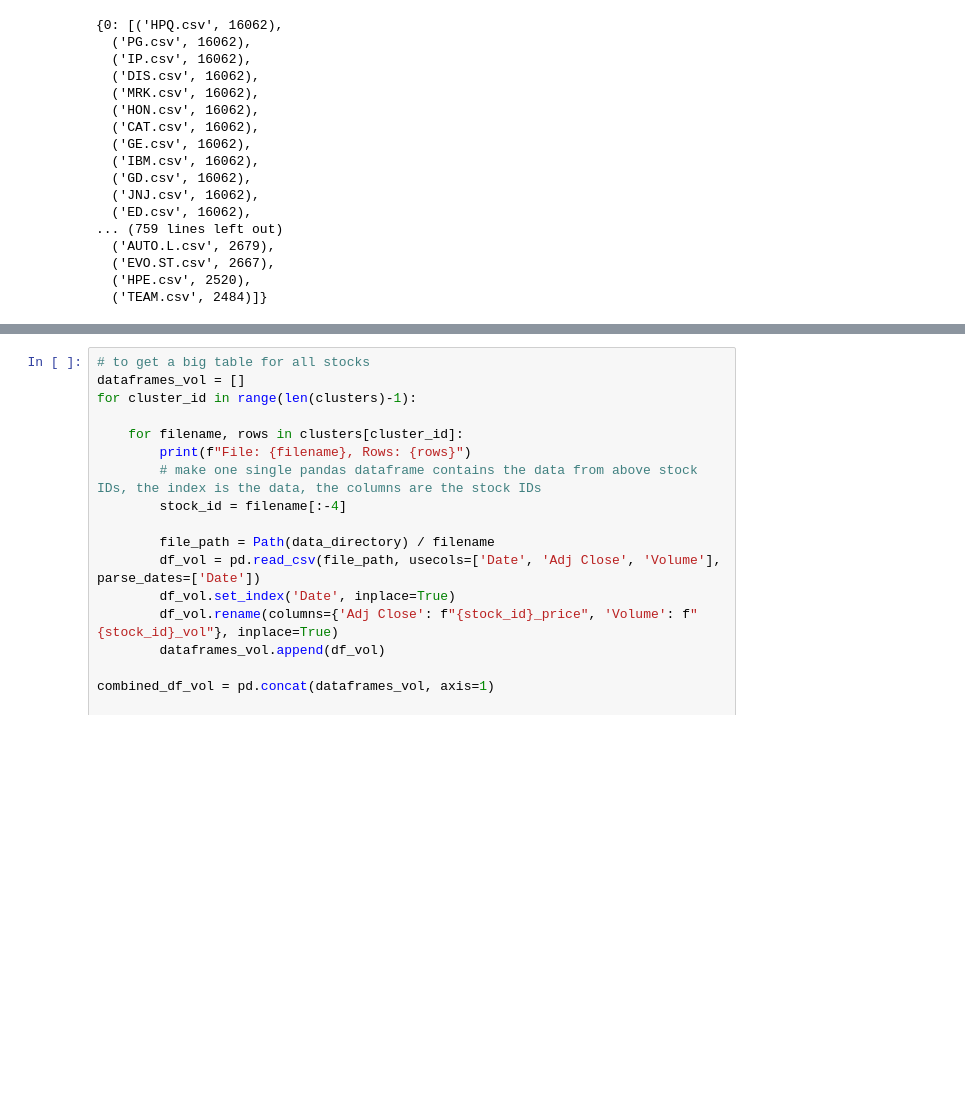
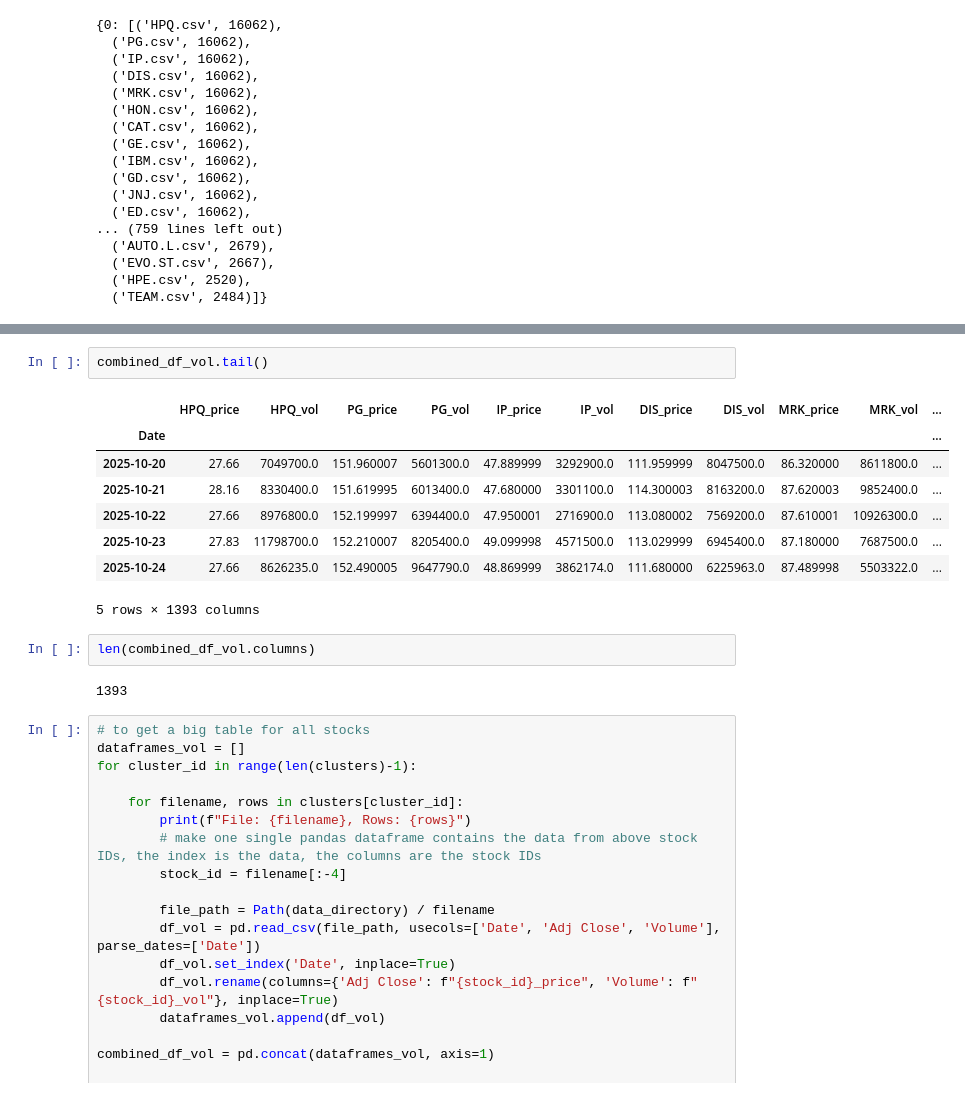
Before and after one commit to magiccpp/NEAT, a Jupyter notebook: data-preprocess.ipynb, the cells around one changed output, grey strips where cells are left out. Saved outputs shown, nothing was run; the diff lists cells and outputs as text; blank space fills up the shorter version.

```diff
--- a/data-preprocess.ipynb
+++ b/data-preprocess.ipynb
@@ -203,3 +288,18 @@ clusters
+# %%
+combined_df_vol.tail()
+# %% [output]
+|  | HPQ_price | HPQ_vol | PG_price | PG_vol | IP_price | IP_vol | DIS_price | DIS_vol | MRK_price | MRK_vol | ... |
+| Date |  |  |  |  |  |  |  |  |  |  | ... |
+| 2025-10-20 | 27.66 | 7049700.0 | 151.960007 | 5601300.0 | 47.889999 | 3292900.0 | 111.959999 | 8047500.0 | 86.320000 | 8611800.0 | ... |
+| 2025-10-21 | 28.16 | 8330400.0 | 151.619995 | 6013400.0 | 47.680000 | 3301100.0 | 114.300003 | 8163200.0 | 87.620003 | 9852400.0 | ... |
+| 2025-10-22 | 27.66 | 8976800.0 | 152.199997 | 6394400.0 | 47.950001 | 2716900.0 | 113.080002 | 7569200.0 | 87.610001 | 10926300.0 | ... |
+| 2025-10-23 | 27.83 | 11798700.0 | 152.210007 | 8205400.0 | 49.099998 | 4571500.0 | 113.029999 | 6945400.0 | 87.180000 | 7687500.0 | ... |
+| 2025-10-24 | 27.66 | 8626235.0 | 152.490005 | 9647790.0 | 48.869999 | 3862174.0 | 111.680000 | 6225963.0 | 87.489998 | 5503322.0 | ... |
+5 rows × 1393 columns
+# %%
+len(combined_df_vol.columns)
+# %% [output]
+1393
 # %%
 # to get a big table for all stocks
 dataframes_vol = []
```
Also changed, not shown: parts of 1 cell of this notebook, 1 other file.
